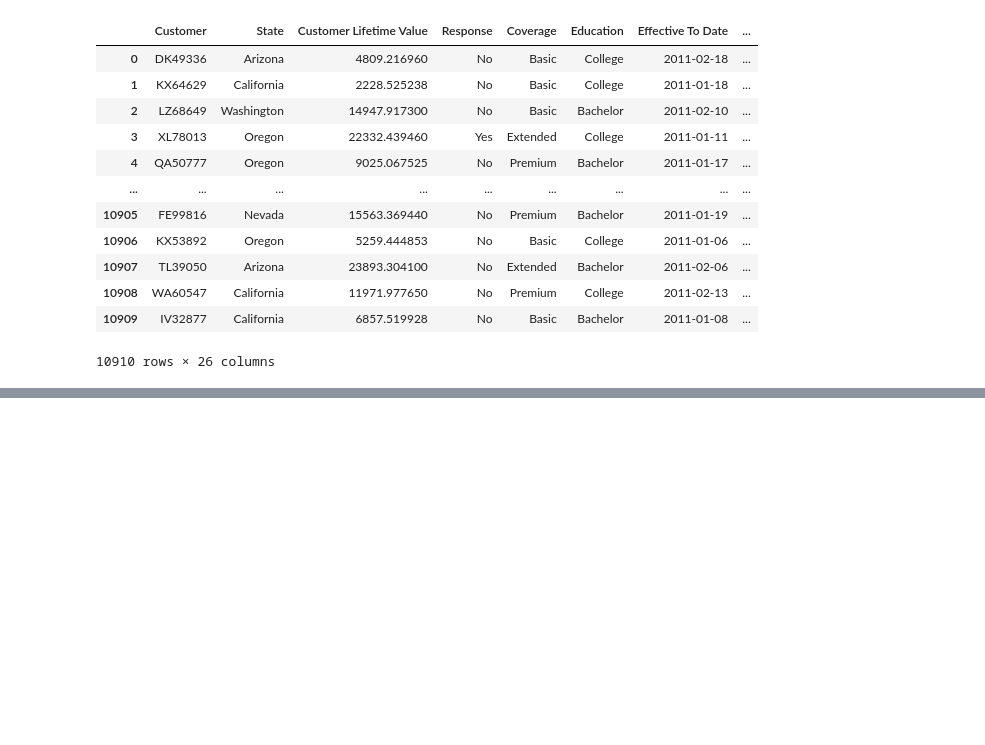
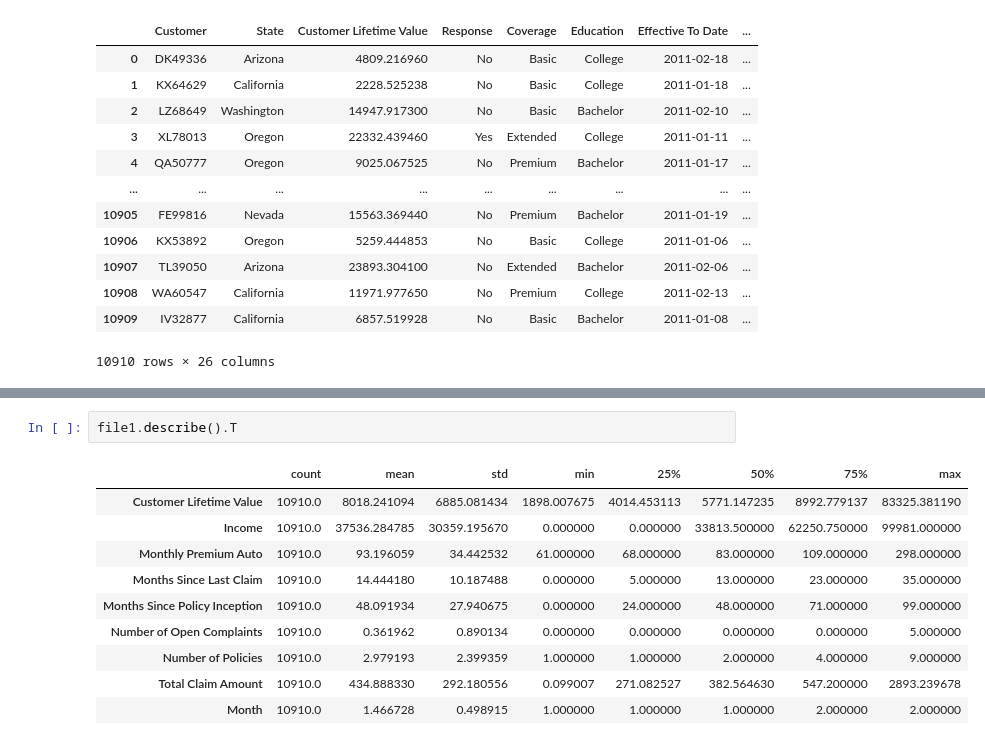
Before and after one commit to begumerdem/lab-customer-analysis-round-2, a Jupyter notebook: files_for_lab/csv_files/round2.ipynb, the cells around one changed output, grey strips where cells are left out. Cells and saved outputs as stored; diff of their text form; blank space fills up the shorter version.

```diff
--- a/files_for_lab/csv_files/round2.ipynb
+++ b/files_for_lab/csv_files/round2.ipynb
@@ -206,0 +232,13 @@ file1[(file1['Month']==1) | (file1['Month']==2)]
+# %%
+file1.describe().T
+# %% [output]
+|  | count | mean | std | min | 25% | 50% | 75% | max |
+| Customer Lifetime Value | 10910.0 | 8018.241094 | 6885.081434 | 1898.007675 | 4014.453113 | 5771.147235 | 8992.779137 | 83325.381190 |
+| Income | 10910.0 | 37536.284785 | 30359.195670 | 0.000000 | 0.000000 | 33813.500000 | 62250.750000 | 99981.000000 |
+| Monthly Premium Auto | 10910.0 | 93.196059 | 34.442532 | 61.000000 | 68.000000 | 83.000000 | 109.000000 | 298.000000 |
+| Months Since Last Claim | 10910.0 | 14.444180 | 10.187488 | 0.000000 | 5.000000 | 13.000000 | 23.000000 | 35.000000 |
+| Months Since Policy Inception | 10910.0 | 48.091934 | 27.940675 | 0.000000 | 24.000000 | 48.000000 | 71.000000 | 99.000000 |
+| Number of Open Complaints | 10910.0 | 0.361962 | 0.890134 | 0.000000 | 0.000000 | 0.000000 | 0.000000 | 5.000000 |
+| Number of Policies | 10910.0 | 2.979193 | 2.399359 | 1.000000 | 1.000000 | 2.000000 | 4.000000 | 9.000000 |
+| Total Claim Amount | 10910.0 | 434.888330 | 292.180556 | 0.099007 | 271.082527 | 382.564630 | 547.200000 | 2893.239678 |
+| Month | 10910.0 | 1.466728 | 0.498915 | 1.000000 | 1.000000 | 1.000000 | 2.000000 | 2.000000 |
```
Also changed, not shown: parts of 7 cells of this notebook.
